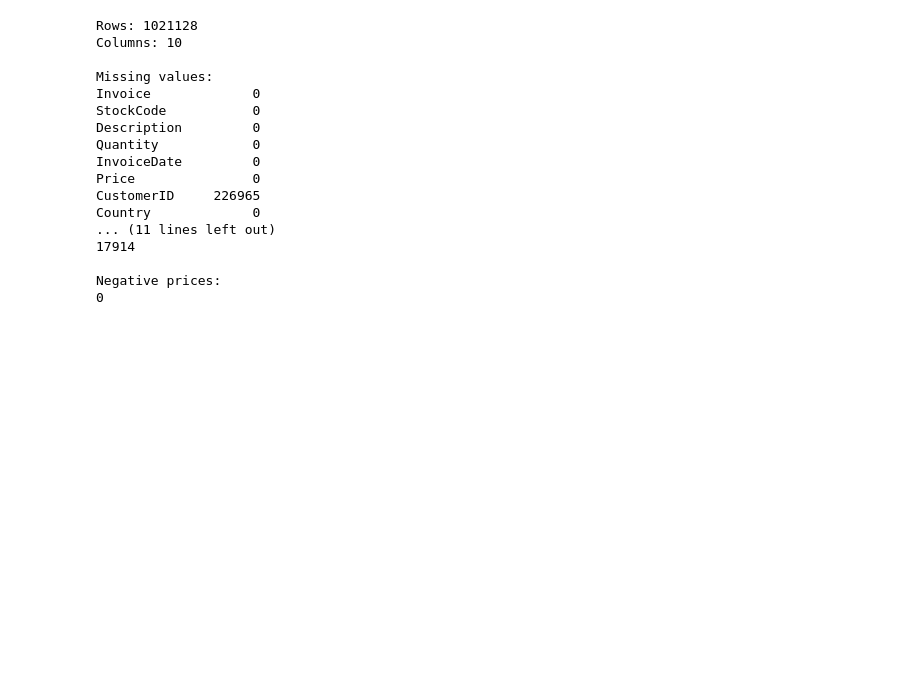
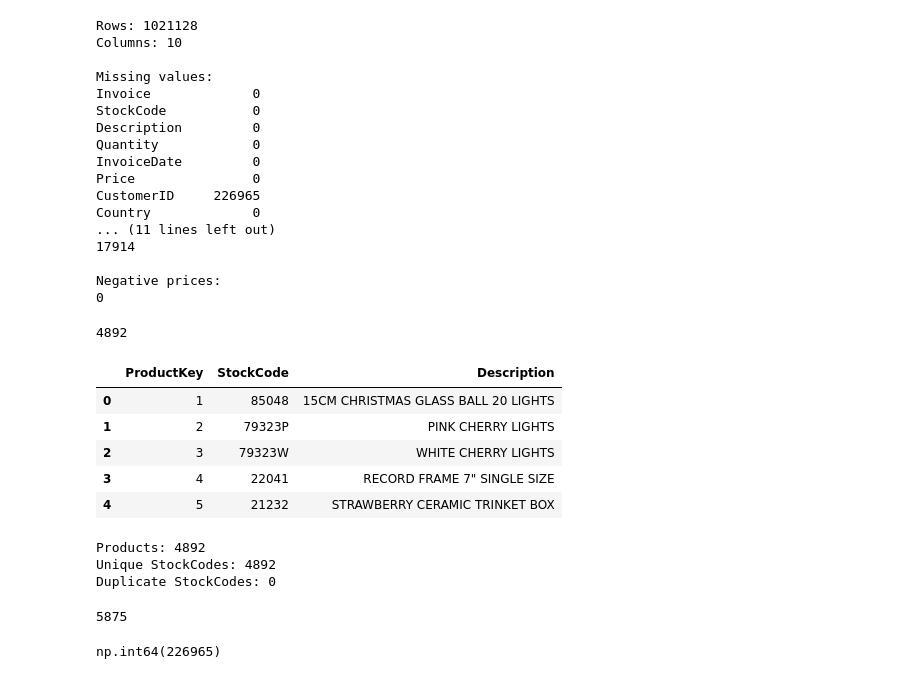
Before and after one commit to aryann003/retail-analytics-pipeline, a Jupyter notebook: notebooks/02_cleaning.ipynb, the cells around one changed output. Saved outputs shown, nothing was run; the diff lists cells and outputs as text; code cells hidden in the pictures; blank space fills up the shorter version.

```diff
--- a/notebooks/02_cleaning.ipynb
+++ b/notebooks/02_cleaning.ipynb
@@ -710,3 +710,44 @@ analysis_df.to_csv(
     "../data/processed/analysis_retail.csv",
     index=False
 )
+# %%
+analysis_df["StockCode"].nunique()
+# %% [output]
+4892
+# %%
+dim_product = (
+    analysis_df[["StockCode", "Description"]]
+    .drop_duplicates(subset=["StockCode"])
+    .reset_index(drop=True)
+)
+# %%
+dim_product["ProductKey"] = range(1,len(dim_product) + 1)
+# %%
+dim_product = dim_product[
+    ["ProductKey", "StockCode", "Description"]
+]
+# %%
+dim_product.head()
+# %% [output]
+|  | ProductKey | StockCode | Description |
+| 0 | 1 | 85048 | 15CM CHRISTMAS GLASS BALL 20 LIGHTS |
+| 1 | 2 | 79323P | PINK CHERRY LIGHTS |
+| 2 | 3 | 79323W | WHITE CHERRY LIGHTS |
+| 3 | 4 | 22041 | RECORD FRAME 7" SINGLE SIZE |
+| 4 | 5 | 21232 | STRAWBERRY CERAMIC TRINKET BOX |
+# %%
+print("Products:", len(dim_product))
+print("Unique StockCodes:", dim_product["StockCode"].nunique())
+print("Duplicate StockCodes:", dim_product["StockCode"].duplicated().sum())
+# %% [output]
+Products: 4892
+Unique StockCodes: 4892
+Duplicate StockCodes: 0
+# %%
+analysis_df["CustomerID"].nunique()
+# %% [output]
+5875
+# %%
+analysis_df["CustomerID"].isnull().sum()
+# %% [output]
+np.int64(226965)
```
Also changed, not shown: parts of 43 cells of this notebook, 5 other files.
